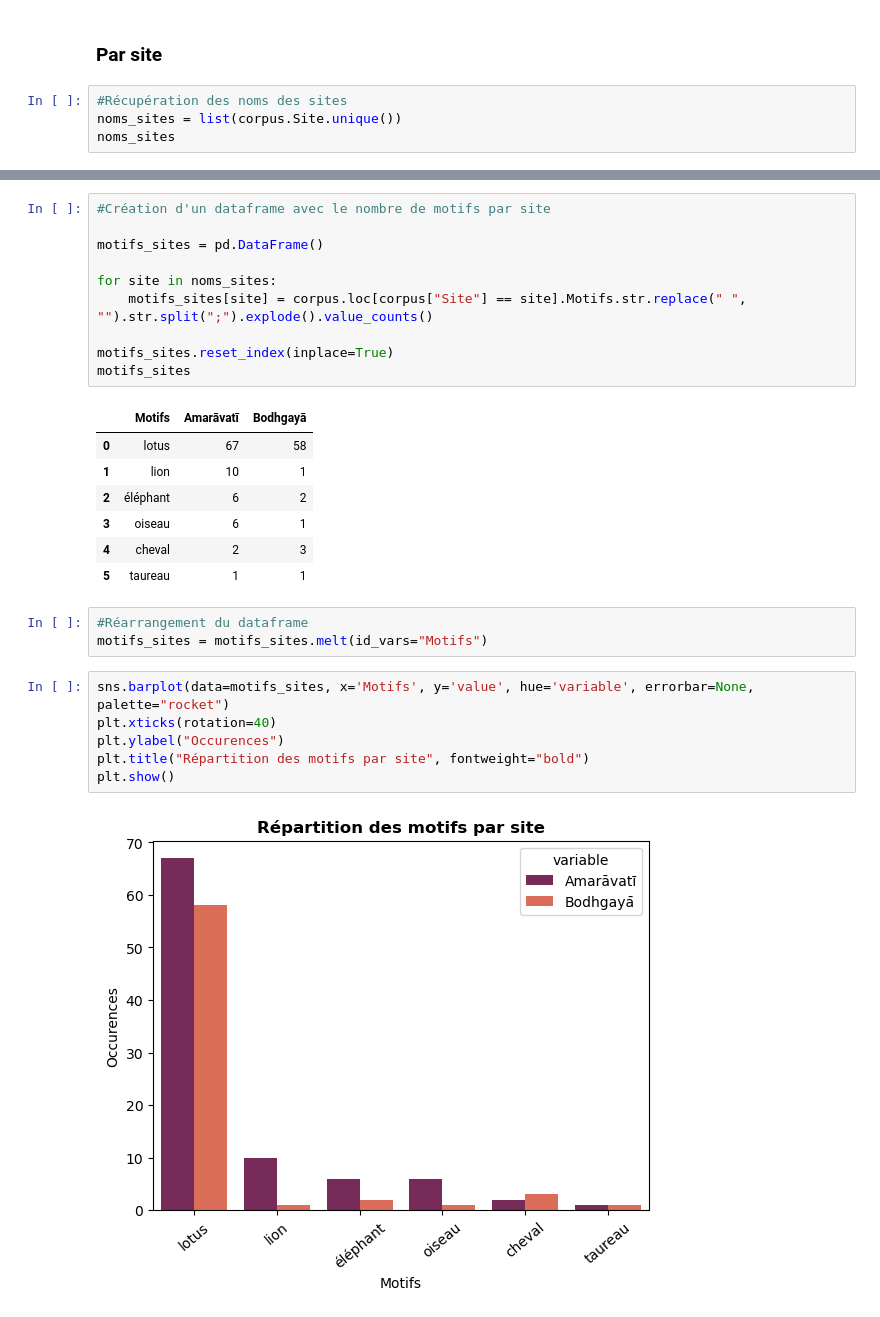
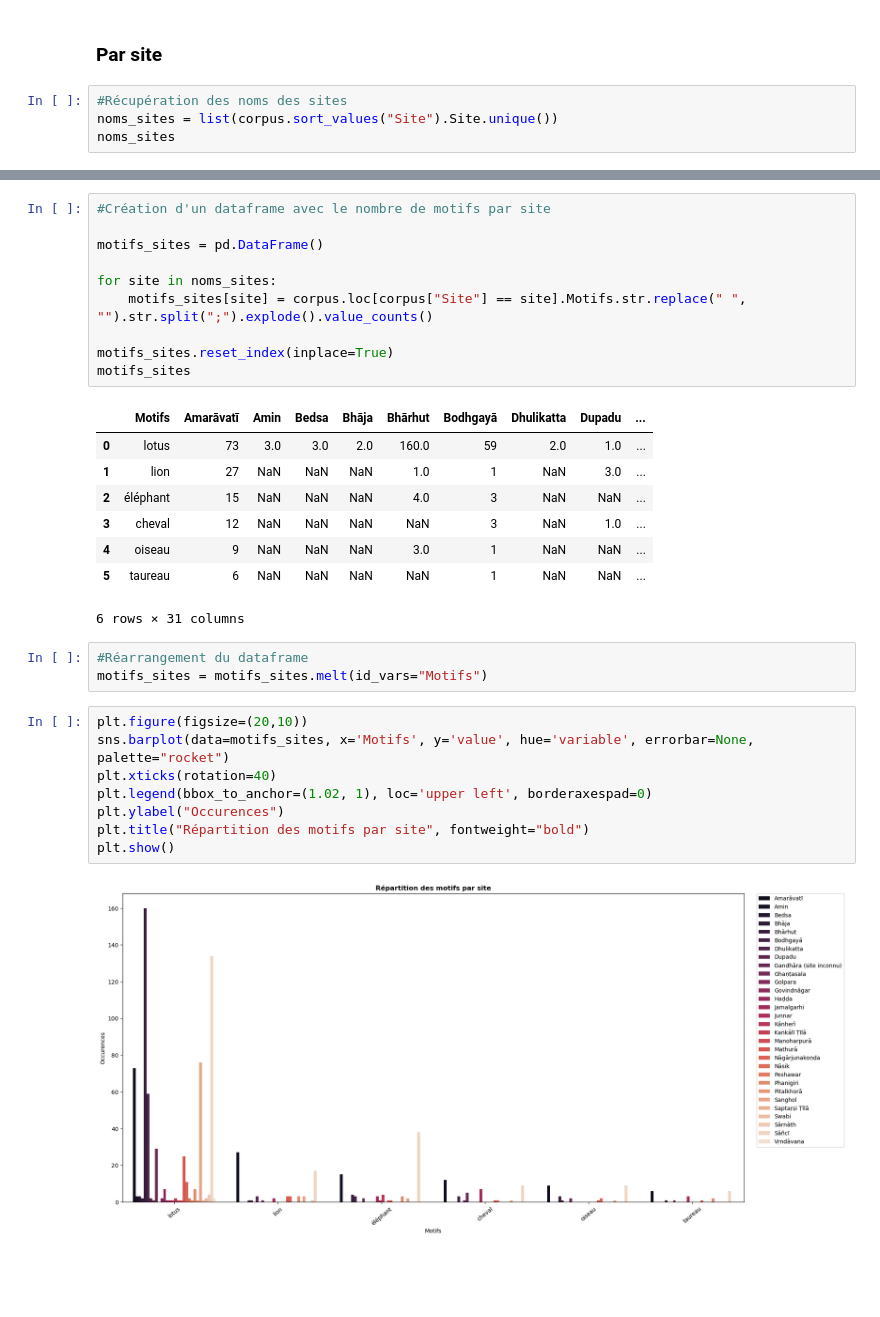
Before and after one commit to LeaMaronet/Thesis_Corpus, a Jupyter notebook: Corpus_these.ipynb, the cells around one changed output, grey strips where cells are left out. Drawn from its saved outputs; the diff is of its cells as text; blank space fills up the shorter version.

```diff
--- a/Corpus_these.ipynb
+++ b/Corpus_these.ipynb
@@ -132,6 +198,6 @@ Text(0.5, 1.0, 'Répartition des motifs au sein du corpus')
 ### Par site
 # %%
 #Récupération des noms des sites
-noms_sites = list(corpus.Site.unique())
+noms_sites = list(corpus.sort_values("Site").Site.unique())
 noms_sites
 # %% [output]
@@ -147,21 +229,24 @@ for site in noms_sites:
 motifs_sites.reset_index(inplace=True)
 motifs_sites
 # %% [output]
-|  | Motifs | Amarāvatī | Bodhgayā |
-| 0 | lotus | 67 | 58 |
-| 1 | lion | 10 | 1 |
-| 2 | éléphant | 6 | 2 |
-| 3 | oiseau | 6 | 1 |
-| 4 | cheval | 2 | 3 |
-| 5 | taureau | 1 | 1 |
+|  | Motifs | Amarāvatī | Amin | Bedsa | Bhāja | Bhārhut | Bodhgayā | Dhulikatta | Dupadu | ... |
+| 0 | lotus | 73 | 3.0 | 3.0 | 2.0 | 160.0 | 59 | 2.0 | 1.0 | ... |
+| 1 | lion | 27 | NaN | NaN | NaN | 1.0 | 1 | NaN | 3.0 | ... |
+| 2 | éléphant | 15 | NaN | NaN | NaN | 4.0 | 3 | NaN | NaN | ... |
+| 3 | cheval | 12 | NaN | NaN | NaN | NaN | 3 | NaN | 1.0 | ... |
+| 4 | oiseau | 9 | NaN | NaN | NaN | 3.0 | 1 | NaN | NaN | ... |
+| 5 | taureau | 6 | NaN | NaN | NaN | NaN | 1 | NaN | NaN | ... |
+6 rows × 31 columns
 # %%
 #Réarrangement du dataframe
 motifs_sites = motifs_sites.melt(id_vars="Motifs")
 # %%
+plt.figure(figsize=(20,10))
 sns.barplot(data=motifs_sites, x='Motifs', y='value', hue='variable', errorbar=None, palette="rocket")
 plt.xticks(rotation=40)
+plt.legend(bbox_to_anchor=(1.02, 1), loc='upper left', borderaxespad=0)
 plt.ylabel("Occurences")
 plt.title("Répartition des motifs par site", fontweight="bold")
 plt.show()
 # %% [output]
-[figure, old version]
+[figure, new version]
```
Also changed, not shown: parts of 17 cells of this notebook, 1 other file.
